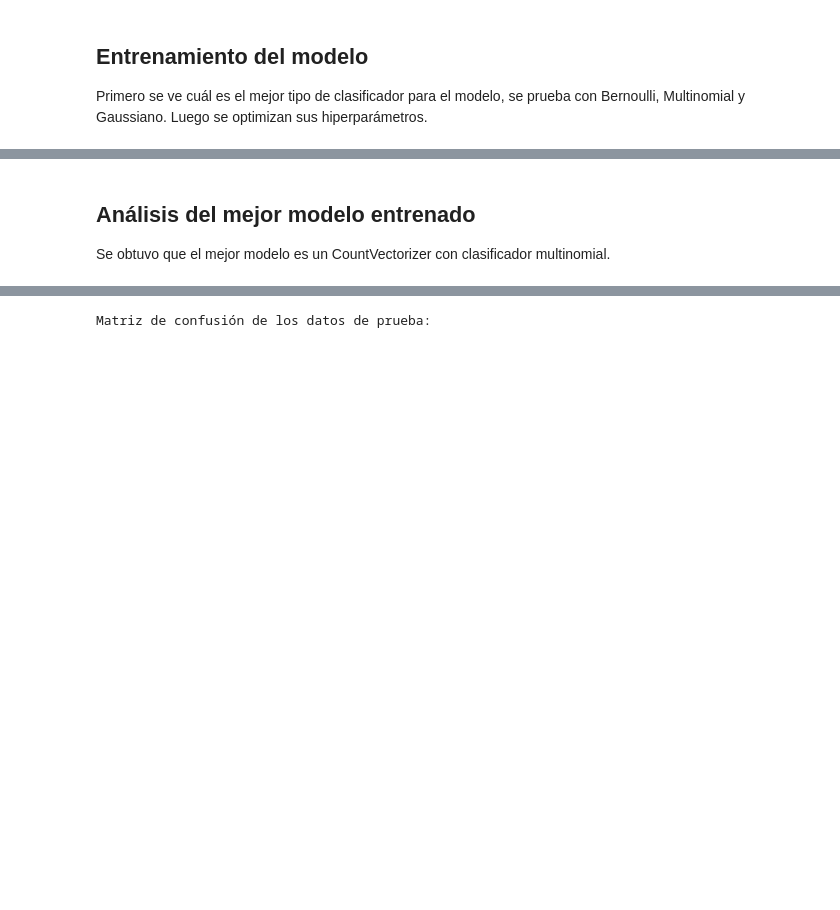
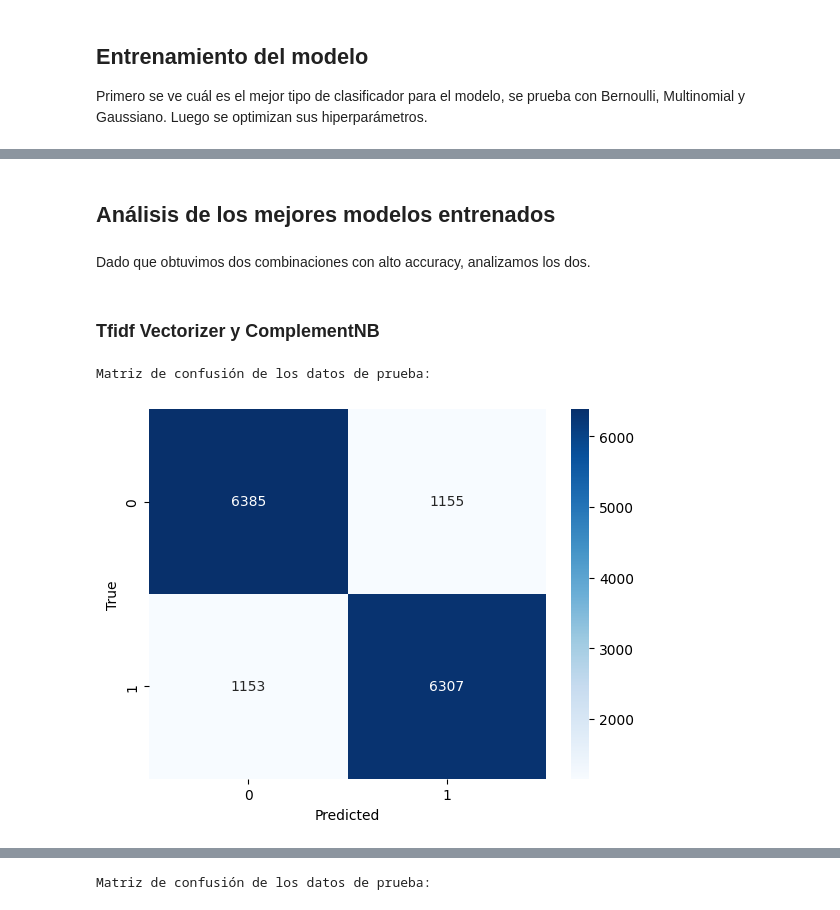
Before and after one commit to InspectorDave/OrgaDeDatos-TPs, a Jupyter notebook: TP2/7506R_TP2_GRUPO11_ENTREGA_N1 clean.ipynb, the cells around one changed output, grey strips where cells are left out. Drawn from its saved outputs; the diff is of its cells as text; code cells hidden in the pictures; blank space fills up the shorter version.

Commit message:
feat: modelo con ComplementNB

```diff
--- a/TP2/7506R_TP2_GRUPO11_ENTREGA_N1 clean.ipynb
+++ b/TP2/7506R_TP2_GRUPO11_ENTREGA_N1 clean.ipynb
@@ -67,4 +67,29 @@ Para TfidfVectorizer() , BernoulliNB() la precision es 0.8233
-# %% [markdown]
-## Análisis del mejor modelo entrenado
-
-Se obtuvo que el mejor modelo es un CountVectorizer con clasificador multinomial.
+# %% [markdown]
+## Análisis de los mejores modelos entrenados
+# %% [markdown]
+Dado que obtuvimos dos combinaciones con alto accuracy, analizamos los dos.
+# %% [markdown]
+### Tfidf Vectorizer y ComplementNB
+# %%
+model = make_pipeline(TfidfVectorizer(), ComplementNB())
+model.fit(x_train, y_train)
+
+y_train_pred = model.predict(x_train)
+y_test_pred = model.predict(x_test)
+# %%
+y_train_bool = (y_train == 'positivo').astype(int)
+y_train_pred_bool = (y_train_pred == 'positivo').astype(int)
+y_test_bool = (y_test == 'positivo').astype(int)
+y_test_pred_bool = (y_test_pred == 'positivo').astype(int)
+
+train_score = f1_score(y_train_bool.values, y_train_pred_bool)
+test_score = f1_score(y_test_bool.values, y_test_pred_bool)
+
+print("Matriz de confusión de los datos de prueba:")
+cm = confusion_matrix(y_test, y_test_pred)
+sns.heatmap(cm, cmap='Blues',annot=True,fmt='g')
+plt.xlabel('Predicted')
+plt.ylabel('True');
+# %% [output]
+Matriz de confusión de los datos de prueba:
+[figure, added]
```
Also changed, not shown: parts of 3 cells of this notebook.
